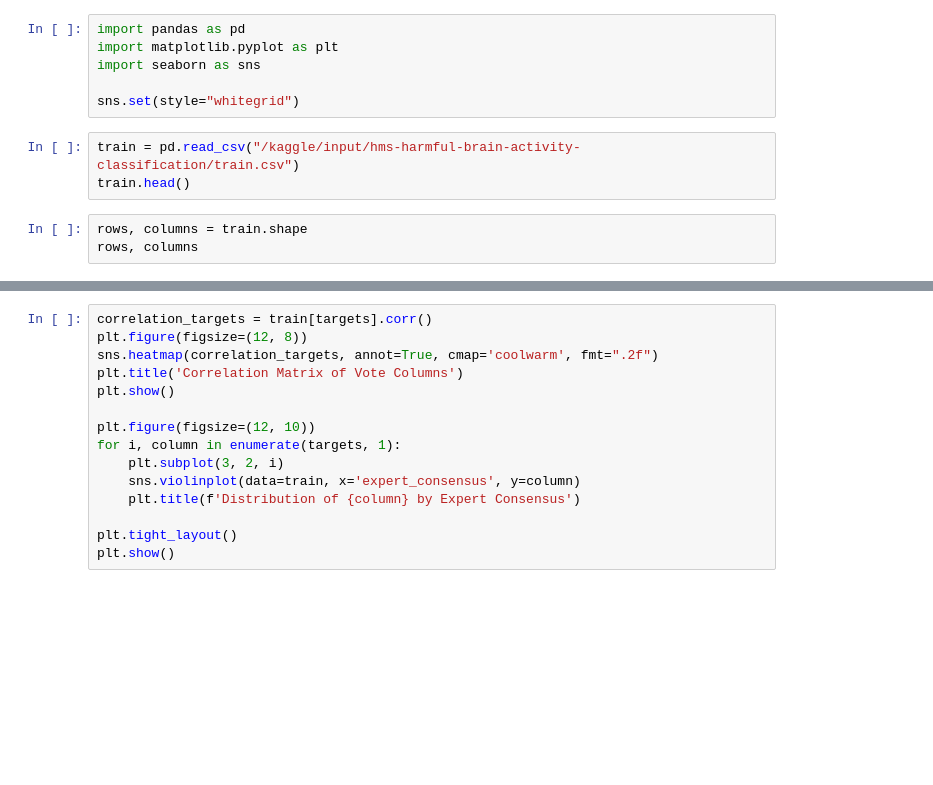
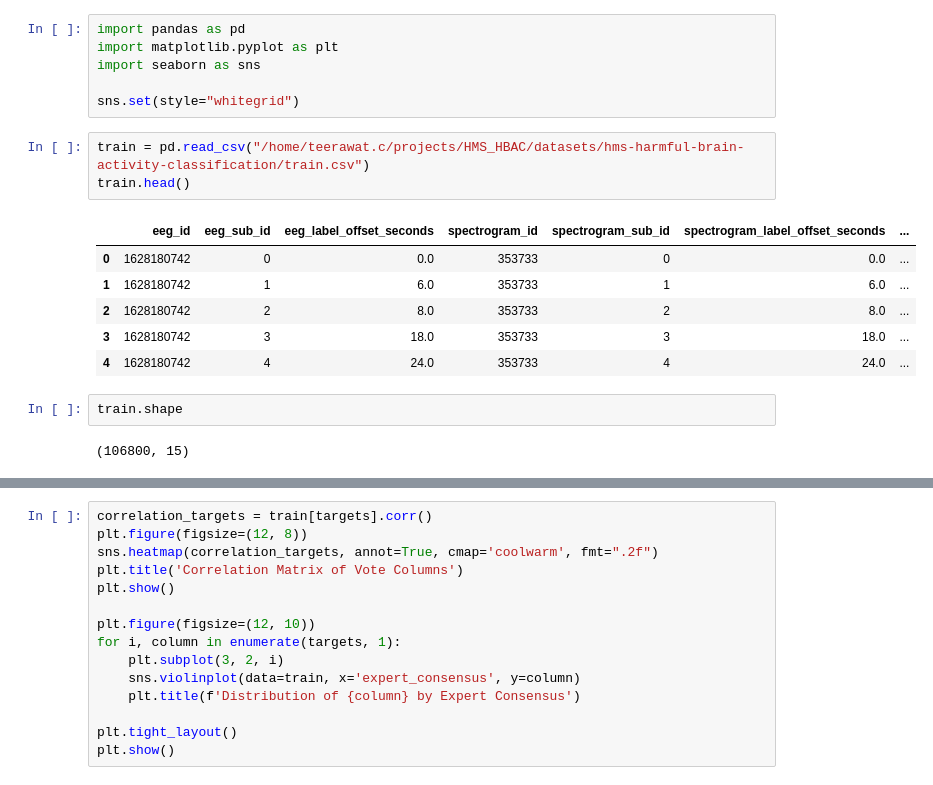
Before and after one commit to windx987/HMS_HBAC, a Jupyter notebook: data_eda.ipynb, the cells around one changed output, grey strips where cells are left out. Cells and saved outputs as stored; diff of their text form; blank space fills up the shorter version.

```diff
--- a/data_eda.ipynb
+++ b/data_eda.ipynb
@@ -5,11 +5,19 @@ import seaborn as sns
 
 sns.set(style="whitegrid")
 # %%
-train = pd.read_csv("/kaggle/input/hms-harmful-brain-activity-classification/train.csv")
+train = pd.read_csv("/home/teerawat.c/projects/HMS_HBAC/datasets/hms-harmful-brain-activity-classification/train.csv")
 train.head()
+# %% [output]
+|  | eeg_id | eeg_sub_id | eeg_label_offset_seconds | spectrogram_id | spectrogram_sub_id | spectrogram_label_offset_seconds | ... |
+| 0 | 1628180742 | 0 | 0.0 | 353733 | 0 | 0.0 | ... |
+| 1 | 1628180742 | 1 | 6.0 | 353733 | 1 | 6.0 | ... |
+| 2 | 1628180742 | 2 | 8.0 | 353733 | 2 | 8.0 | ... |
+| 3 | 1628180742 | 3 | 18.0 | 353733 | 3 | 18.0 | ... |
+| 4 | 1628180742 | 4 | 24.0 | 353733 | 4 | 24.0 | ... |
-# %%
-rows, columns = train.shape
-rows, columns
+# %%
+train.shape
+# %% [output]
+(106800, 15)
 # %%
 train_info = train.info()
 train_info
```
Also changed, not shown: parts of 8 cells of this notebook, 3 other files.
